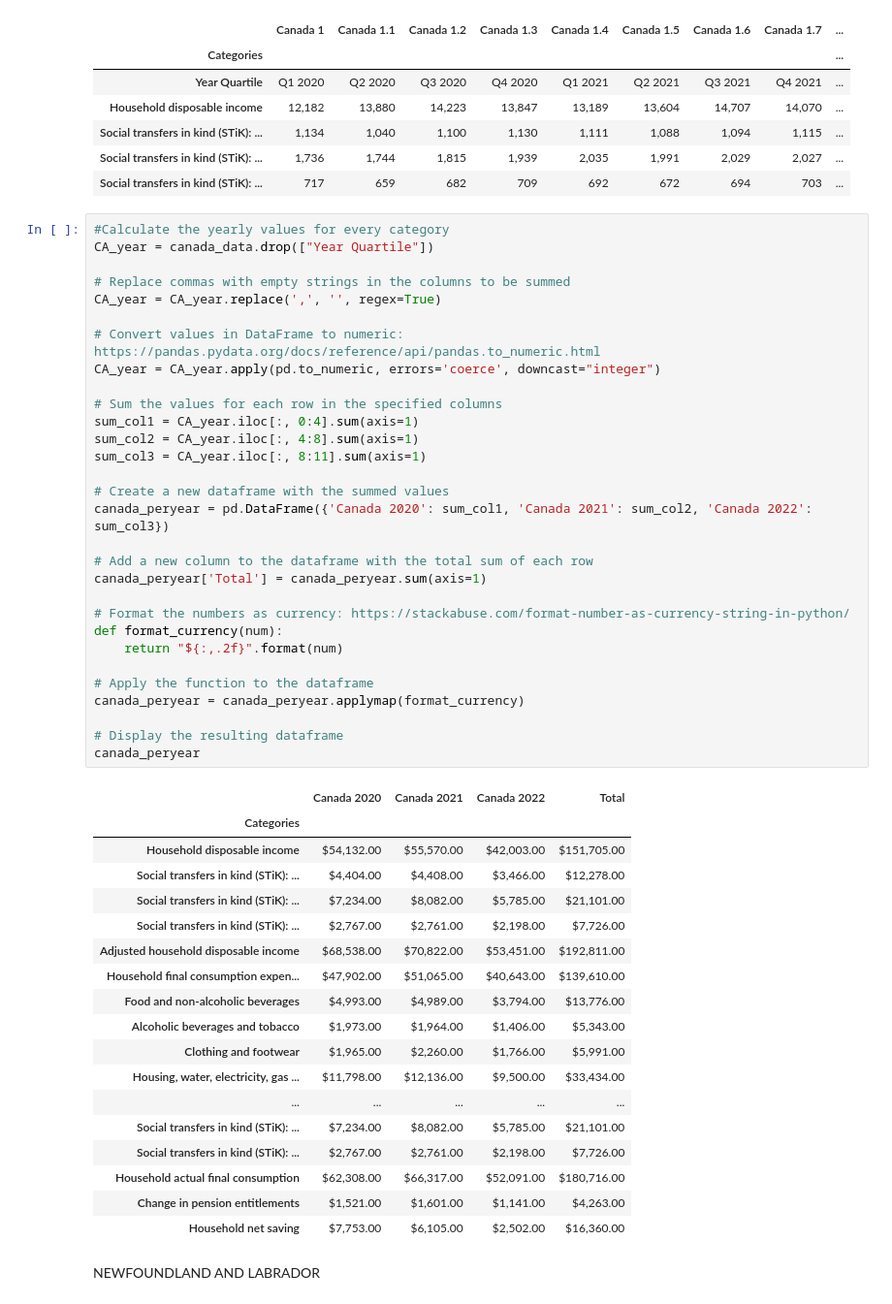
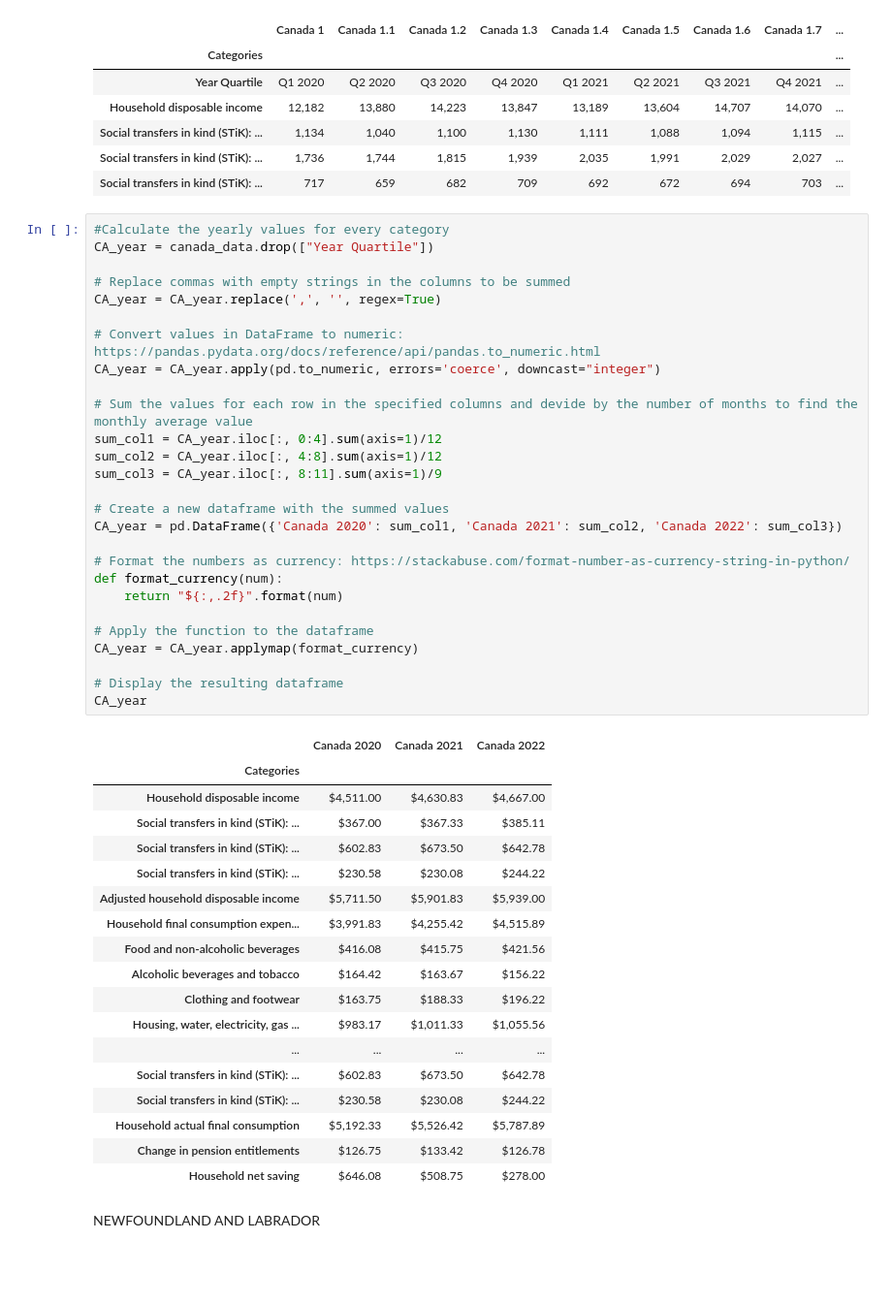
Before and after one commit to kristianrafuse/Canadian-Household-Finance-Study, a Jupyter notebook: Data Transformation.ipynb, the cells around one changed output. Shown: that part at 97% size. Cells and saved outputs as stored; diff of their text form; blank space fills up the shorter version.

```diff
--- a/Data Transformation.ipynb
+++ b/Data Transformation.ipynb
@@ -92,52 +92,49 @@ canada_data.head()
 # %%
 #Calculate the yearly values for every category
 CA_year = canada_data.drop(["Year Quartile"])
 
 # Replace commas with empty strings in the columns to be summed
 CA_year = CA_year.replace(',', '', regex=True)
 
 # Convert values in DataFrame to numeric: https://pandas.pydata.org/docs/reference/api/pandas.to_numeric.html
 CA_year = CA_year.apply(pd.to_numeric, errors='coerce', downcast="integer")
 
-# Sum the values for each row in the specified columns
-sum_col1 = CA_year.iloc[:, 0:4].sum(axis=1)
-sum_col2 = CA_year.iloc[:, 4:8].sum(axis=1)
-sum_col3 = CA_year.iloc[:, 8:11].sum(axis=1)
+# Sum the values for each row in the specified columns and devide by the number of months to find the monthly average value
+sum_col1 = CA_year.iloc[:, 0:4].sum(axis=1)/12
+sum_col2 = CA_year.iloc[:, 4:8].sum(axis=1)/12
+sum_col3 = CA_year.iloc[:, 8:11].sum(axis=1)/9
 
 # Create a new dataframe with the summed values
-canada_peryear = pd.DataFrame({'Canada 2020': sum_col1, 'Canada 2021': sum_col2, 'Canada 2022': sum_col3})
-
-# Add a new column to the dataframe with the total sum of each row
-canada_peryear['Total'] = canada_peryear.sum(axis=1)
+CA_year = pd.DataFrame({'Canada 2020': sum_col1, 'Canada 2021': sum_col2, 'Canada 2022': sum_col3})
 
 # Format the numbers as currency: https://stackabuse.com/format-number-as-currency-string-in-python/
 def format_currency(num):
     return "${:,.2f}".format(num)
 
 # Apply the function to the dataframe
-canada_peryear = canada_peryear.applymap(format_currency)
+CA_year = CA_year.applymap(format_currency)
 
 # Display the resulting dataframe
-canada_peryear
+CA_year
 # %% [output]
-|  | Canada 2020 | Canada 2021 | Canada 2022 | Total |
-| Categories |  |  |  |  |
-| Household disposable income | $54,132.00 | $55,570.00 | $42,003.00 | $151,705.00 |
-| Social transfers in kind (STiK): ... | $4,404.00 | $4,408.00 | $3,466.00 | $12,278.00 |
-| Social transfers in kind (STiK): ... | $7,234.00 | $8,082.00 | $5,785.00 | $21,101.00 |
-| Social transfers in kind (STiK): ... | $2,767.00 | $2,761.00 | $2,198.00 | $7,726.00 |
-| Adjusted household disposable income | $68,538.00 | $70,822.00 | $53,451.00 | $192,811.00 |
-| Household final consumption expen... | $47,902.00 | $51,065.00 | $40,643.00 | $139,610.00 |
-| Food and non-alcoholic beverages | $4,993.00 | $4,989.00 | $3,794.00 | $13,776.00 |
-| Alcoholic beverages and tobacco | $1,973.00 | $1,964.00 | $1,406.00 | $5,343.00 |
-| Clothing and footwear | $1,965.00 | $2,260.00 | $1,766.00 | $5,991.00 |
-| Housing, water, electricity, gas ... | $11,798.00 | $12,136.00 | $9,500.00 | $33,434.00 |
-| ... | ... | ... | ... | ... |
-| Social transfers in kind (STiK): ... | $7,234.00 | $8,082.00 | $5,785.00 | $21,101.00 |
-| Social transfers in kind (STiK): ... | $2,767.00 | $2,761.00 | $2,198.00 | $7,726.00 |
-| Household actual final consumption | $62,308.00 | $66,317.00 | $52,091.00 | $180,716.00 |
-| Change in pension entitlements | $1,521.00 | $1,601.00 | $1,141.00 | $4,263.00 |
-| Household net saving | $7,753.00 | $6,105.00 | $2,502.00 | $16,360.00 |
+|  | Canada 2020 | Canada 2021 | Canada 2022 |
+| Categories |  |  |  |
+| Household disposable income | $4,511.00 | $4,630.83 | $4,667.00 |
+| Social transfers in kind (STiK): ... | $367.00 | $367.33 | $385.11 |
+| Social transfers in kind (STiK): ... | $602.83 | $673.50 | $642.78 |
+| Social transfers in kind (STiK): ... | $230.58 | $230.08 | $244.22 |
+| Adjusted household disposable income | $5,711.50 | $5,901.83 | $5,939.00 |
+| Household final consumption expen... | $3,991.83 | $4,255.42 | $4,515.89 |
+| Food and non-alcoholic beverages | $416.08 | $415.75 | $421.56 |
+| Alcoholic beverages and tobacco | $164.42 | $163.67 | $156.22 |
+| Clothing and footwear | $163.75 | $188.33 | $196.22 |
+| Housing, water, electricity, gas ... | $983.17 | $1,011.33 | $1,055.56 |
+| ... | ... | ... | ... |
+| Social transfers in kind (STiK): ... | $602.83 | $673.50 | $642.78 |
+| Social transfers in kind (STiK): ... | $230.58 | $230.08 | $244.22 |
+| Household actual final consumption | $5,192.33 | $5,526.42 | $5,787.89 |
+| Change in pension entitlements | $126.75 | $133.42 | $126.78 |
+| Household net saving | $646.08 | $508.75 | $278.00 |
 # %% [markdown]
 NEWFOUNDLAND AND LABRADOR
 # %%
```
Also changed, not shown: parts of 16 cells of this notebook.
